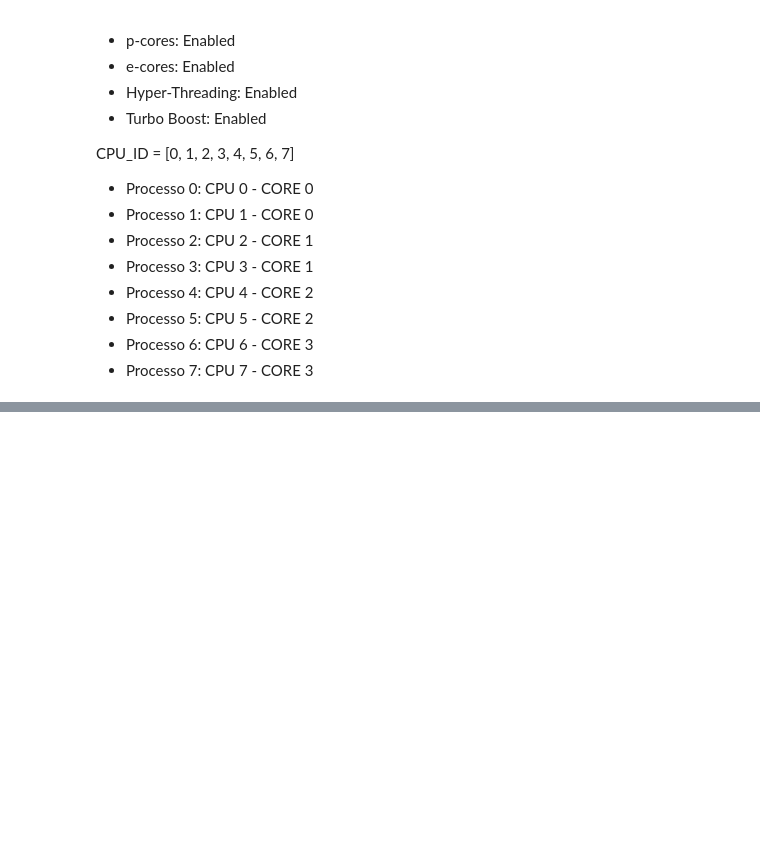
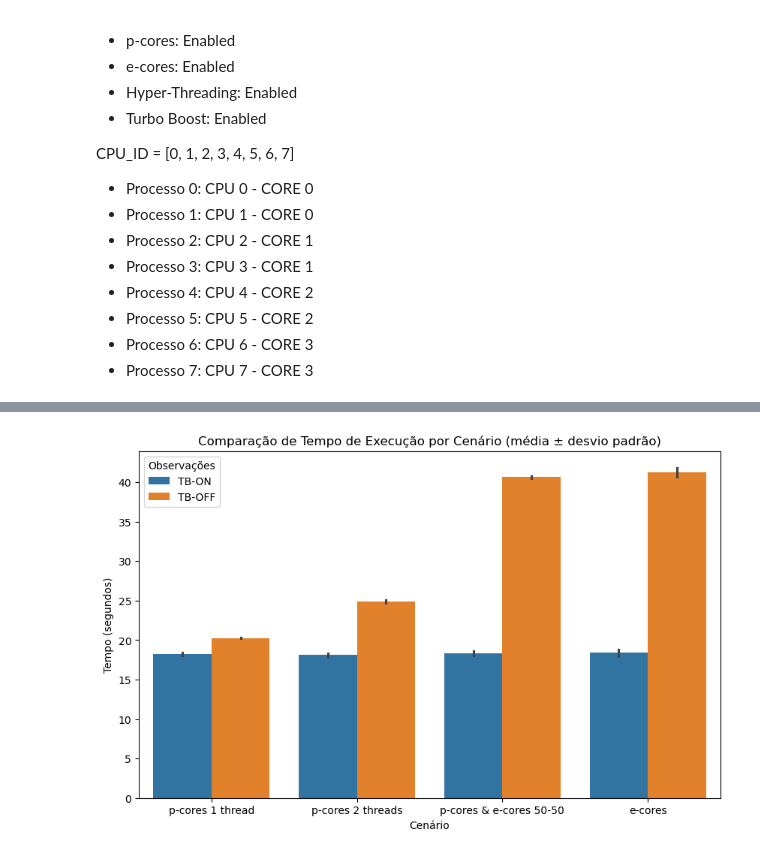
Before and after one commit to jlggross/TF-cmp223, a Jupyter notebook: 02-Parcial/02.3-Experimentos.ipynb, the cells around one changed output, grey strips where cells are left out. Cells and saved outputs as stored; diff of their text form; code cells hidden in the pictures; blank space fills up the shorter version.

```diff
--- a/02-Parcial/02.3-Experimentos.ipynb
+++ b/02-Parcial/02.3-Experimentos.ipynb
@@ -243,0 +279,38 @@ print(df_sorted)
+# %%
+import pandas as pd
+import matplotlib.pyplot as plt
+import seaborn as sns
+
+# Supondo que seus arquivos estejam em CSV
+df1 = pd.read_csv('20251001_125152_matrix4000_numruns5_performance.csv') # Com Turbo Bost
+df2 = pd.read_csv('20251001_135526_matrix4000_numruns5_performance.csv') # Sem Turbo Boost
+
+df1['Dataset'] = 'TB-ON'
+df2['Dataset'] = 'TB-OFF'
+
+df_combined = pd.concat([df1, df2], ignore_index=True)
+
+plt.figure(figsize=(10,6))
+#sns.barplot(x='Scenario', y='Time_sec', hue='Dataset', data=df_combined, ci='sd')
+sns.barplot(
+    x='Scenario',
+    y='Time_sec',
+    hue='Dataset',
+    data=df_combined,
+    estimator='mean'       # calcula a média automaticamente
+    #errorbar='sd'           # mostra desvio padrão
+)
+plt.title('Comparação de Tempo de Execução por Cenário (média ± desvio padrão)')
+plt.ylabel('Tempo (segundos)')
+plt.xlabel('Cenário')
+plt.legend(title='Observações')
+
+# Salvar como PDF
+plt.savefig('grafico_time_sec.pdf', format='pdf', bbox_inches='tight')
+
+# Salvar como PNG
+plt.savefig('grafico_time_sec.png', format='png', dpi=300, bbox_inches='tight')
+
+plt.show()
+# %% [output]
+[figure, added]
```
Also changed, not shown: parts of 5 cells of this notebook, 3 other files.
